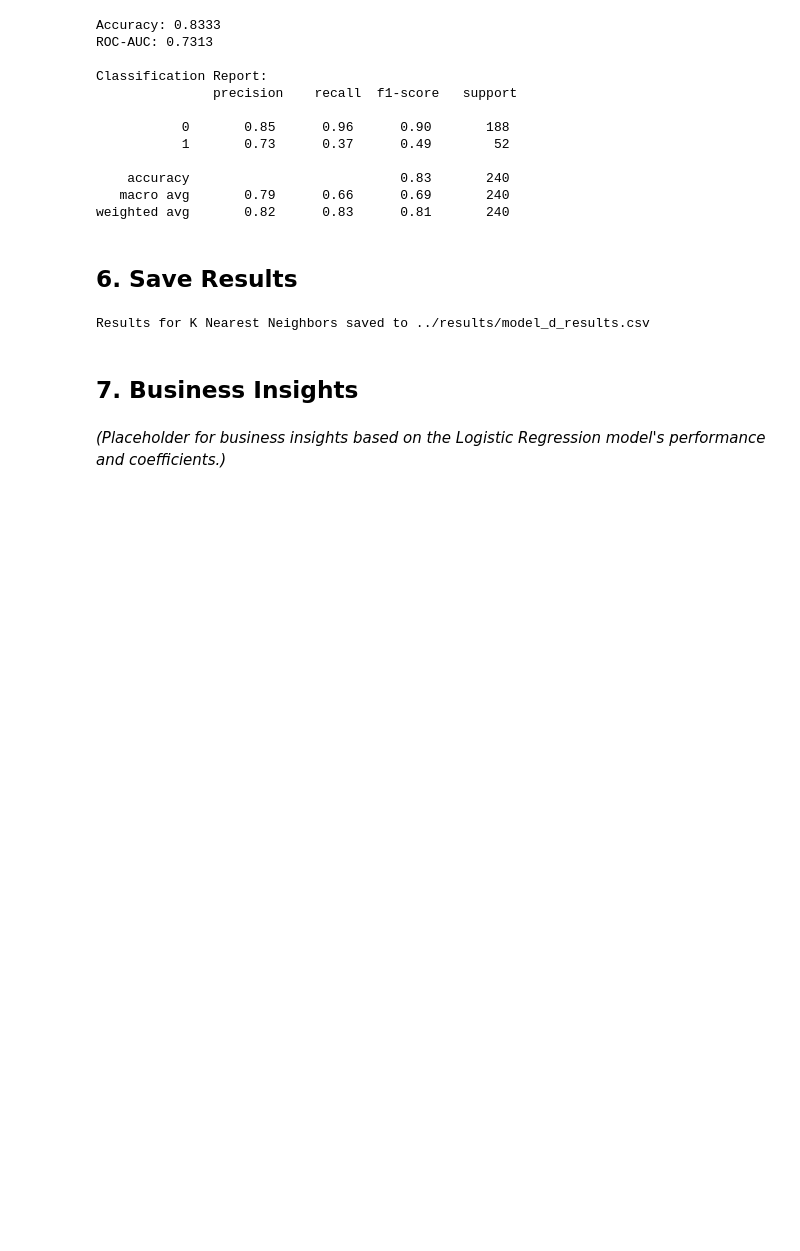
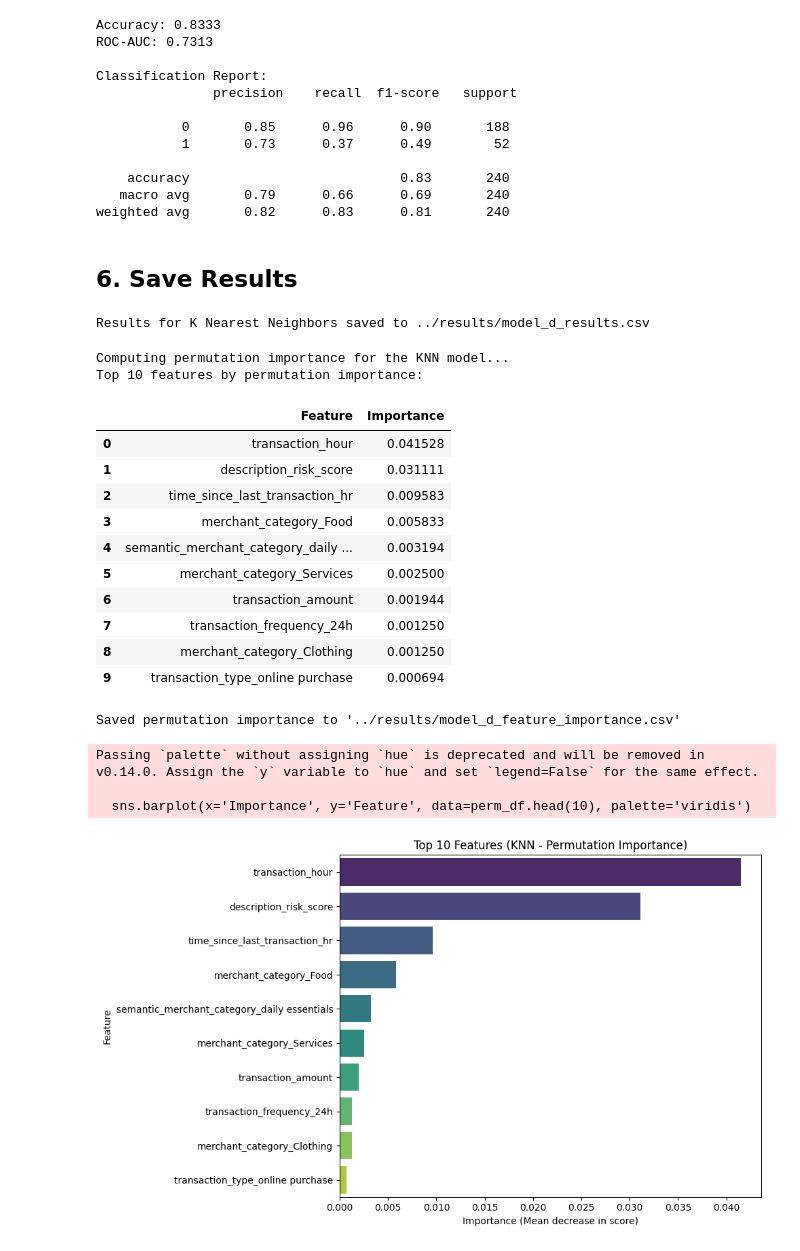
Before and after one commit to tngkuanas/DataMiningProject, a Jupyter notebook: notebooks/Model_D.ipynb, the cells around one changed output. Cells and saved outputs as stored; diff of their text form; code cells hidden in the pictures; blank space fills up the shorter version.

```diff
--- a/notebooks/Model_D.ipynb
+++ b/notebooks/Model_D.ipynb
@@ -121,7 +121,51 @@ results_df.to_csv(output_file, index=False)
 print(f"Results for {model_name} saved to {output_file}")
 # %% [output]
 Results for K Nearest Neighbors saved to ../results/model_d_results.csv
-# %% [markdown]
-## 7. Business Insights
-# %% [markdown]
-*(Placeholder for business insights based on the Logistic Regression model's performance and coefficients.)*
+# %%
+# 6a. Feature Importance (Permutation Importance for KNN model)
+import numpy as np
+import matplotlib.pyplot as plt
+import seaborn as sns
+from sklearn.inspection import permutation_importance
+
+print("Computing permutation importance for the KNN model...")
+perm = permutation_importance(knn_model, X_test, y_test, n_repeats=30, random_state=42, n_jobs=-1)
+perm_df = pd.DataFrame({
+    'Feature': X.columns,
+    'Importance': perm.importances_mean
+}).sort_values(by='Importance', ascending=False).reset_index(drop=True)
+
+print("Top 10 features by permutation importance:")
+display(perm_df.head(10))
+
+# Save to results
+os.makedirs('../results', exist_ok=True)
+perm_df.to_csv('../results/model_d_feature_importance.csv', index=False)
+print("Saved permutation importance to '../results/model_d_feature_importance.csv'")
+
+# Plot top 10
+plt.figure(figsize=(10, 6))
+sns.barplot(x='Importance', y='Feature', data=perm_df.head(10), palette='viridis')
+plt.title('Top 10 Features (KNN - Permutation Importance)')
+plt.xlabel('Importance (Mean decrease in score)')
+plt.tight_layout()
+plt.show()
+# %% [output]
+Computing permutation importance for the KNN model...
+Top 10 features by permutation importance:
+|  | Feature | Importance |
+| 0 | transaction_hour | 0.041528 |
+| 1 | description_risk_score | 0.031111 |
+| 2 | time_since_last_transaction_hr | 0.009583 |
+| 3 | merchant_category_Food | 0.005833 |
+| 4 | semantic_merchant_category_daily ... | 0.003194 |
+| 5 | merchant_category_Services | 0.002500 |
+| 6 | transaction_amount | 0.001944 |
+| 7 | transaction_frequency_24h | 0.001250 |
+| 8 | merchant_category_Clothing | 0.001250 |
+| 9 | transaction_type_online purchase | 0.000694 |
+Saved permutation importance to '../results/model_d_feature_importance.csv'
+Passing `palette` without assigning `hue` is deprecated and will be removed in v0.14.0. Assign the `y` variable to `hue` and set `legend=False` for the same effect.
+
+  sns.barplot(x='Importance', y='Feature', data=perm_df.head(10), palette='viridis')
+[figure, added]
```
Also changed, not shown: parts of 3 cells of this notebook, 4 other files.
